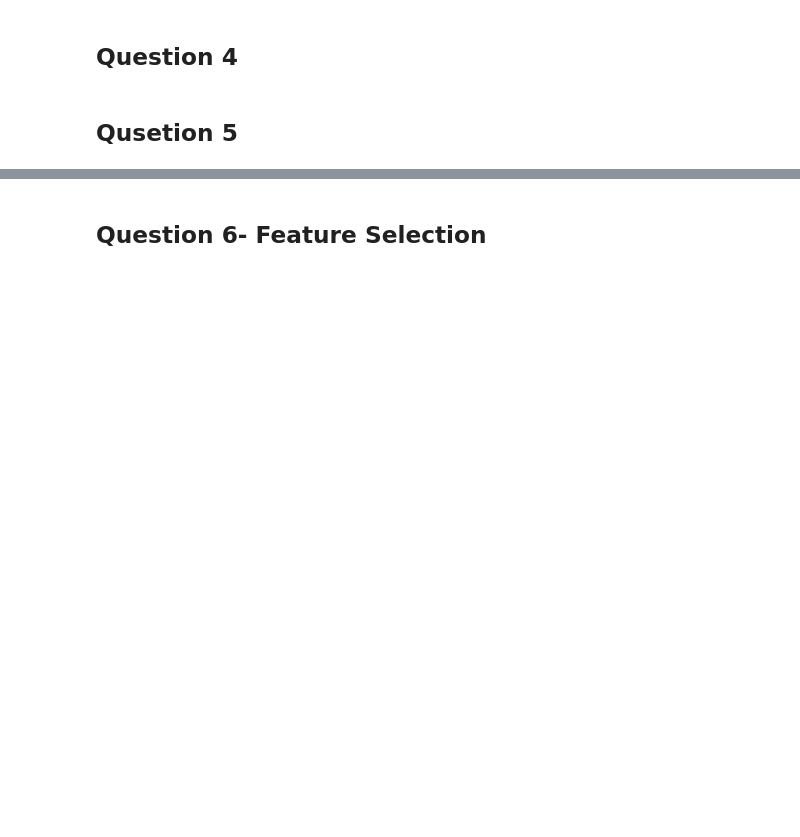
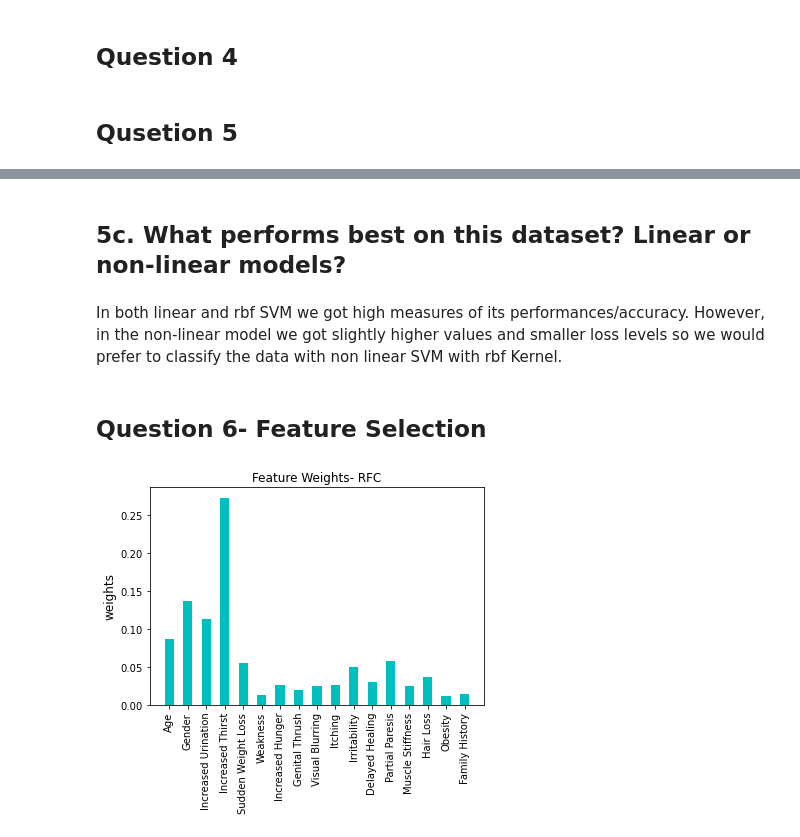
Before and after one commit to mlh-master/hw2_mlh-esti-orel, a Jupyter notebook: HW2.ipynb, the cells around one changed output, grey strips where cells are left out. Cells and saved outputs as stored; diff of their text form; code cells hidden in the pictures; blank space fills up the shorter version.

```diff
--- a/HW2.ipynb
+++ b/HW2.ipynb
@@ -197,23 +343,26 @@ plt.show()
 #Encoding our data as one hot vectors
 X_binary = X.replace(['Yes','Female','Positive'],value = 1)
 X_binary = X_binary.replace(['No','Male','Negative'],value = 0)
-enc = OneHotEncoder( sparse=False,handle_unknown='ignore')
-onehotvector=enc.fit_transform(X_binary.drop(['Age'], axis=1))
-print(onehotvector)
+X_binary['Age'] = (X_binary['Age']-X_binary['Age'].mean())/X_binary['Age'].std()
+y_binary = y.replace(['Positive'],value = 1)
+y_binary = y_binary.replace(['Negative'],value = 0)
+
+x_onehotvector = X_binary
+y_onehotvector = np.array(y_binary).ravel()
 # %% [markdown]
 ## Qusetion 5
 # %%
+X_train, x_test, Y_train, y_test = train_test_split(x_onehotvector, y_onehotvector, test_size = 0.20, random_state = 0, stratify = y_onehotvector)
 # K cross fold+ SVM ( linear for 'svm_kernel':['linear'], non linear for 'svm_kernel':['rbf'])
 # Linear SVM model
 n_splits = 5
 skf = StratifiedKFold(n_splits=n_splits, random_state=10, shuffle=True)
 svc = SVC(probability=True)
 C = np.array([0.001, 0.01, 1, 10, 100, 1000])
-pipe = Pipeline(steps=[('scale', StandardScaler()), ('svm', svc)])
+pipe = Pipeline(steps=[('svm', svc)])
 svm_lin = GridSearchCV(estimator=pipe,
-             param_grid={'svm_kernel':['linear'], 'svm_C':C}, scoring=['roc_auc'],  cv=skf, refit='roc_auc', verbose=3, return_train_score=True)
-
-svm_lin.fit(X_train_binary, Y_train)
+             param_grid={'svm__kernel':['linear'], 'svm__C':C}, scoring=['roc_auc'],  cv=skf, refit='roc_auc', verbose=3, return_train_score=True)
+svm_lin.fit(X_train, Y_train)
 best_svm_lin = svm_lin.best_estimator_
 
 
@@ -222,8 +371,8 @@ calc_FP = lambda y_true, y_pred: confusion_matrix(y_true, y_pred)[0, 1]
 calc_FN = lambda y_true, y_pred: confusion_matrix(y_true, y_pred)[1, 0]
 calc_TP = lambda y_true, y_pred: confusion_matrix(y_true, y_pred)[1, 1]
 
-y_pred_test_lin = best_svm_lin.predict(x_test_binary)
-y_pred_proba_test_lin = best_svm_lin.predict_proba(x_test_binary)
+y_pred_test_lin = best_svm_lin.predict(x_test)
+y_pred_proba_test_lin = best_svm_lin.predict_proba(x_test)
 lin_loss = hinge_loss(y_test, y_pred_proba_test_lin[:,1])
 LSVM_score = roc_auc_score(y_test, y_pred_proba_test_lin[:,1])
 
@@ -239,15 +388,15 @@ Acc = (TP+TN)/(TP+TN+FP+FN)
 F1 = (2*Se*PPV)/(Se+PPV)
 
 #Non- linear SVM (RBF Kernel):
-pipe_rbf = Pipeline(steps=[('scale', StandardScaler()), ('svm', svc)])
+pipe_rbf = Pipeline(steps=[('svm', svc)])
 svm_rbf = GridSearchCV(estimator=pipe,
-             param_grid={'svm_kernel':['rbf'], 'svm_C':C}, scoring=['roc_auc'],  cv=skf, refit='roc_auc', verbose=3, return_train_score=True)
+             param_grid={'svm__kernel':['rbf'], 'svm__C':C}, scoring=['roc_auc'],  cv=skf, refit='roc_auc', verbose=3, return_train_score=True)
 
-svm_rbf.fit(X_train_binary, Y_train)
+svm_rbf.fit(X_train, Y_train)
 best_svm_rbf = svm_rbf.best_estimator_
 
-y_pred_test_rbf = best_svm_rbf.predict(x_test_binary)
-y_pred_proba_test_rbf = best_svm_rbf.predict_proba(x_test_binary)
+y_pred_test_rbf = best_svm_rbf.predict(x_test)
+y_pred_proba_test_rbf = best_svm_rbf.predict_proba(x_test)
 rbf_loss = hinge_loss(y_test, y_pred_proba_test_rbf[:,1])
 rbf_SVM_score = roc_auc_score(y_test, y_pred_proba_test_rbf[:,1])
 
@@ -283,18 +490,24 @@ print(f' AUC is {rbf_SVM_score:.2f}')
+# %% [markdown]
+## 5c. What performs best on this dataset? Linear or non-linear models?
+# %% [markdown]
+In both linear and rbf SVM we got high measures of its performances/accuracy.
+However, in the non-linear model we got slightly higher values and smaller loss levels so we would prefer to classify the data with non linear SVM with rbf Kernel.
 # %% [markdown]
 ## Question 6- Feature Selection
 # %%
 #Random Forest Network
 clf = rfc(n_estimators=10)
-scaler = StandardScaler()
-X_train_scale = scaler.fit_transform(X_train_binary)
-clf.fit(X_train_scale, Y_train)
+clf.fit(X_train, Y_train)
 w_ = clf.feature_importances_
-features=['Age','Gender','Increased Urination','Increased Thirst','Sudden Weight Loss','Weakness','Increased Hunger','Genital Thrush','Visual Blurring','Itching','Irritability','Delayed Healing','Partial Paresis','Muscle Stiffness','Hair Loss','Obesity','Family History']
+
+features=['Age','Gender','Increased Urination', 'Increased Thirst','Sudden Weight Loss','Weakness','Increased Hunger','Genital Thrush','Visual Blurring','Itching','Irritability','Delayed Healing','Partial Paresis','Muscle Stiffness','Hair Loss','Obesity','Family History']
 x = np.arange(len(features))
-
+x=np.ndarray.tolist(x)
+w_ = np.ndarray.tolist(w_)
 plt.bar(x, w_,0.5, color='c')
 plt.xticks(x,features,rotation=90);
 plt.ylabel("weights", fontsize=12)
 plt.title("Feature Weights- RFC")
-
 plt.show()
+# %% [output]
+[figure, added]
```
Also changed, not shown: parts of 48 cells of this notebook, 2 other files.
